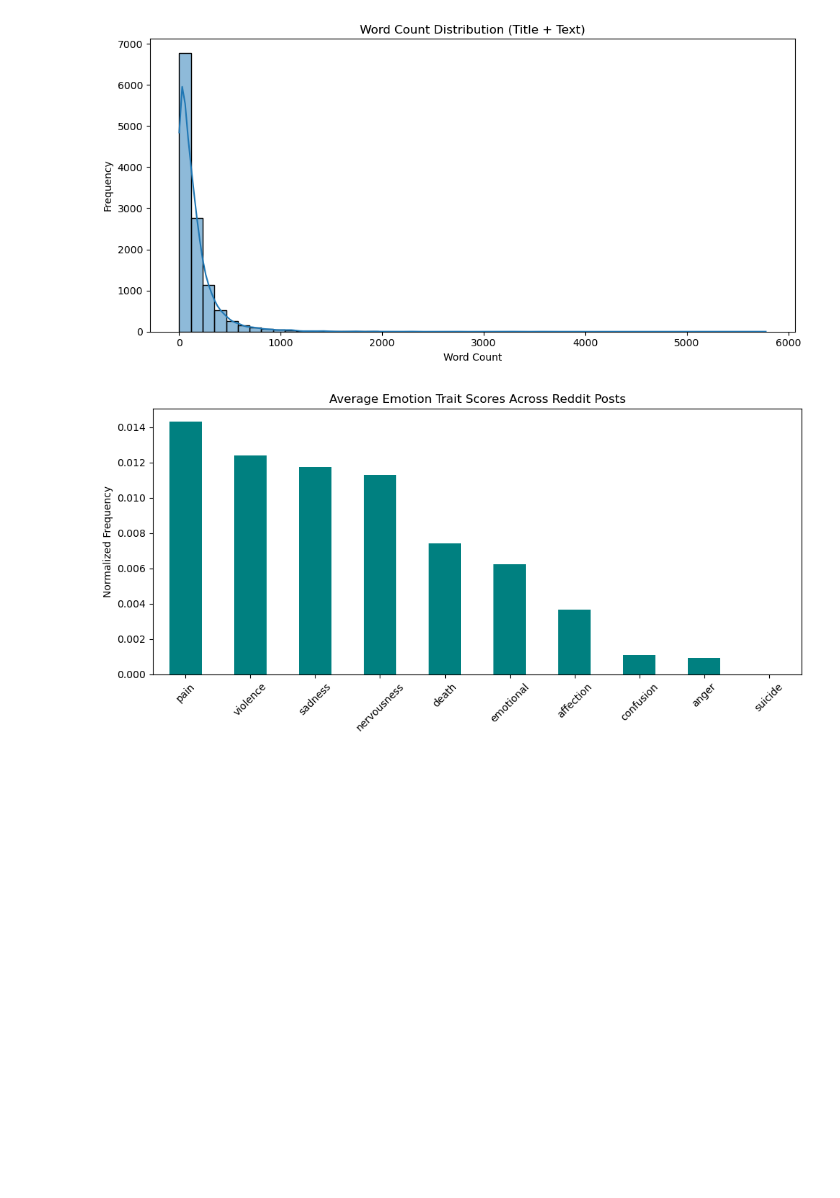
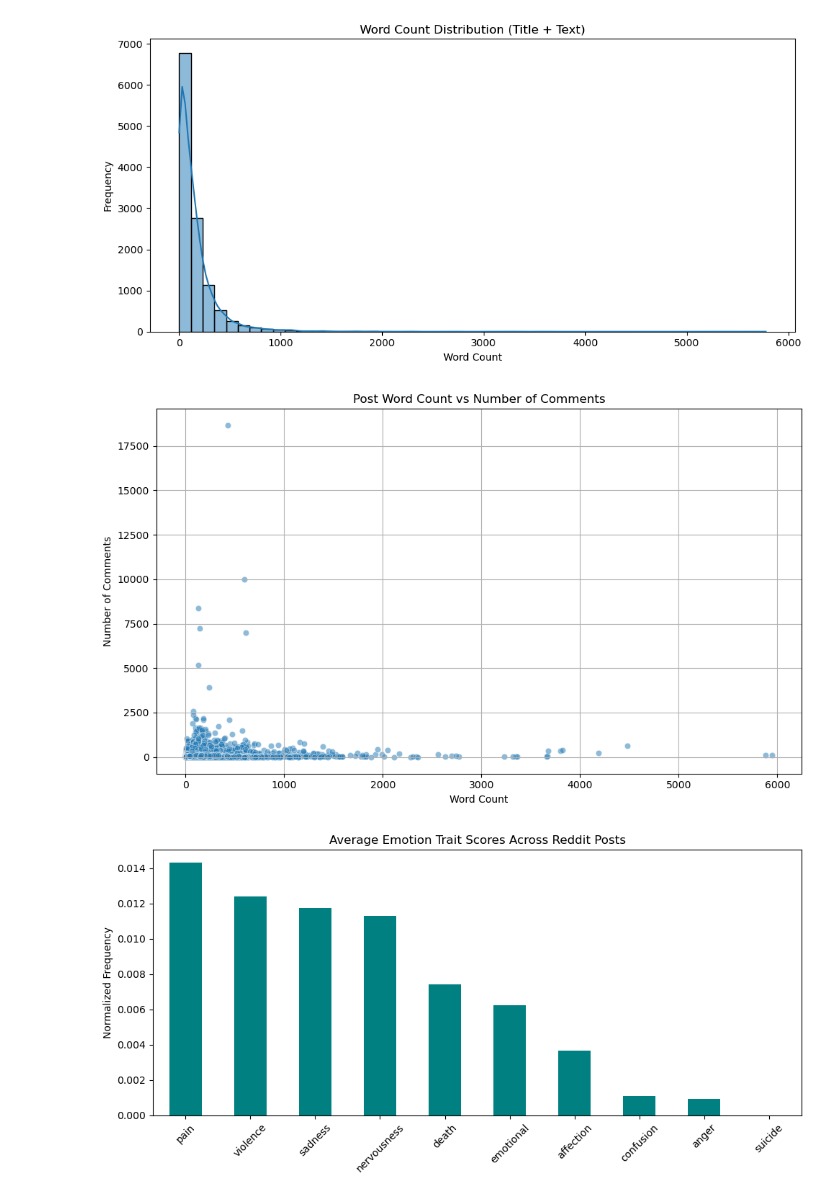
Before and after one commit to ruhinb/mds-mental-resproj, a Jupyter notebook: codes/eda_reddit_data.ipynb, the cells around one changed output. Drawn from its saved outputs; the diff is of its cells as text; code cells hidden in the pictures; blank space fills up the shorter version.

```diff
--- a/codes/eda_reddit_data.ipynb
+++ b/codes/eda_reddit_data.ipynb
@@ -153,6 +236,18 @@ plt.tight_layout()
 plt.show()
 # %% [output]
 [figure]
+# %%
+# post word count vs comment number
+plt.figure(figsize=(10, 6))
+sns.scatterplot(data=reddit_df, x='word_count', y='num_comments', alpha=0.5)
+plt.title('Post Word Count vs Number of Comments')
+plt.xlabel('Word Count')
+plt.ylabel('Number of Comments')
+plt.grid(True)
+plt.tight_layout()
+plt.show()
+# %% [output]
+[figure, added]
 # %%
 from empath import Empath
 import pandas as pd
```
Also changed, not shown: parts of 7 cells of this notebook, 1 other file.
